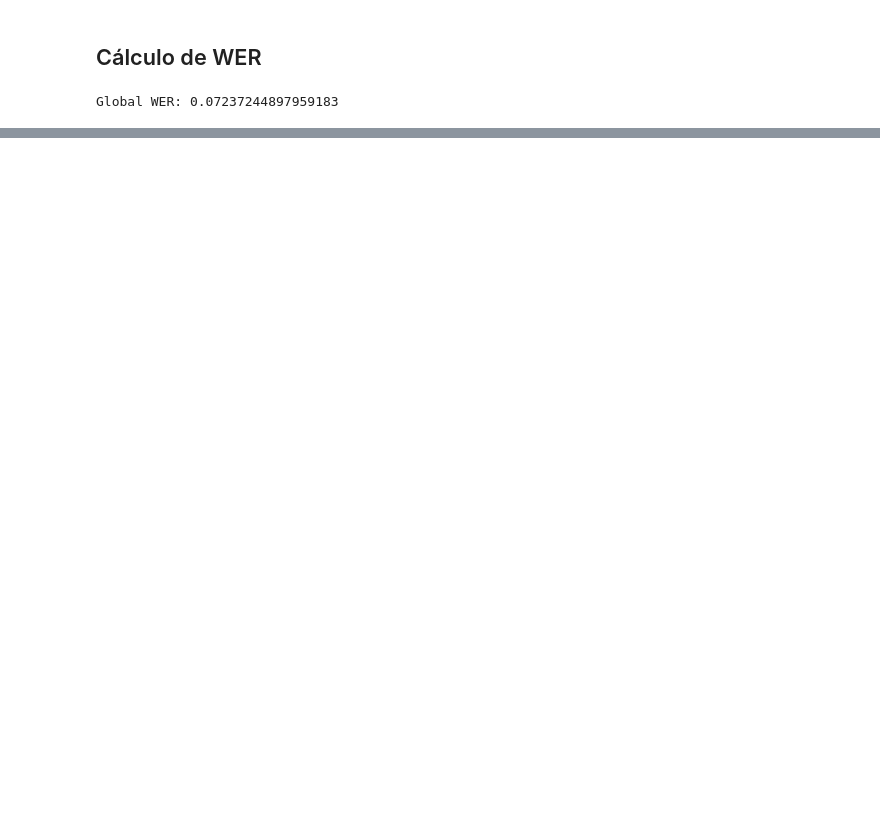
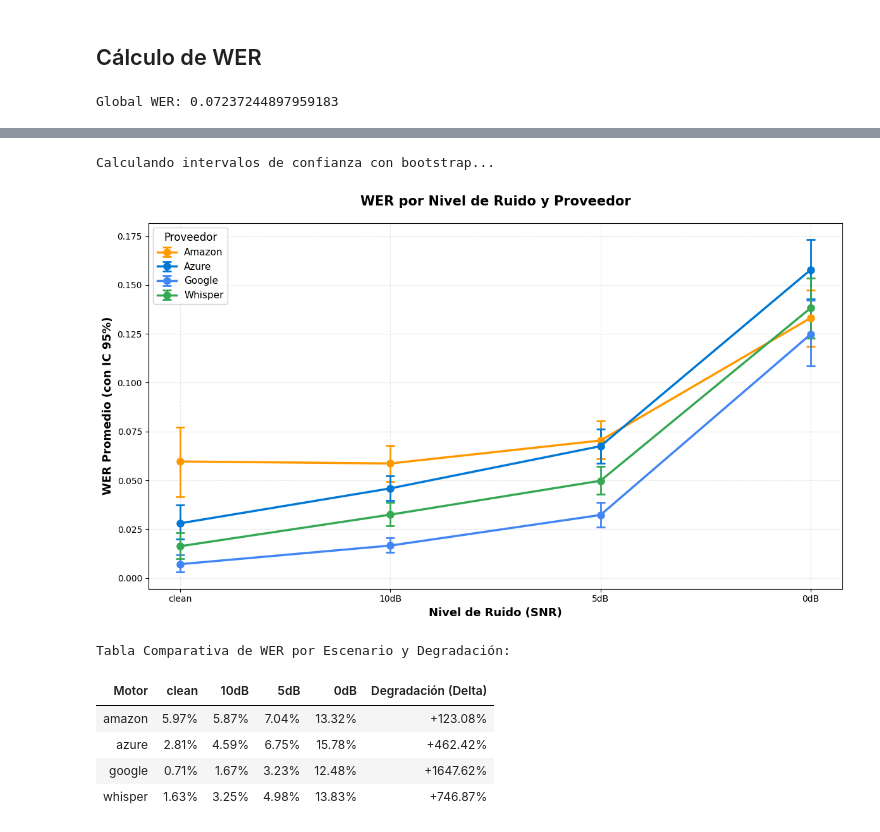
Before and after one commit to agomezb/ASR-Comparative, a Jupyter notebook: 2_wer.ipynb, the cells around one changed output, grey strips where cells are left out. Cells and saved outputs as stored; diff of their text form; code cells hidden in the pictures; blank space fills up the shorter version.

```diff
--- a/2_wer.ipynb
+++ b/2_wer.ipynb
@@ -374,0 +75,41 @@ Tabla Comparativa de WER por Escenario y Degradación:
+# %%
+# --- Refactorización: Uso de Clases para Análisis y Visualización ---
+# Importamos las clases desde el módulo tools.wer_analysis
+# Asegúrate de que el archivo tools/wer_analysis.py exista
+import sys
+import os
+sys.path.append(os.getcwd())
+from tools.wer_analysis import WERAnalyzer, WERVisualizer
+
+# 1. Análisis de Datos
+# Instanciamos el analizador con el DataFrame completo (df_wer)
+# df_wer debe contener 'provider', 'snr', 'errors', 'reference_words'
+if 'df_wer' in locals():
+    analyzer = WERAnalyzer(df_wer)
+
+    # Calculamos WER y CIs por proveedor y SNR
+    print("Calculando intervalos de confianza con bootstrap...")
+    wer_results = analyzer.calculate_wer_by_provider_snr()
+
+    # 2. Visualización
+    visualizer = WERVisualizer()
+
+    # Generamos el gráfico
+    visualizer.plot_wer_by_snr(wer_results)
+
+    # Mostramos la tabla comparativa
+    display(visualizer.display_comparative_table(wer_results))
+
+    # Guardamos los resultados para uso posterior si es necesario
+    wer_by_provider_snr = wer_results # Mantener compatibilidad con celdas posteriores
+else:
+    print("Error: 'df_wer' no está definido. Asegúrate de ejecutar las celdas anteriores.")
+# %% [output]
+Calculando intervalos de confianza con bootstrap...
+[figure, added]
+Tabla Comparativa de WER por Escenario y Degradación:
+| Motor | clean | 10dB | 5dB | 0dB | Degradación (Delta) |
+| amazon | 5.97% | 5.87% | 7.04% | 13.32% | +123.08% |
+| azure | 2.81% | 4.59% | 6.75% | 15.78% | +462.42% |
+| google | 0.71% | 1.67% | 3.23% | 12.48% | +1647.62% |
+| whisper | 1.63% | 3.25% | 4.98% | 13.83% | +746.87% |
```
Also changed, not shown: parts of 10 cells of this notebook, 1 other file.
